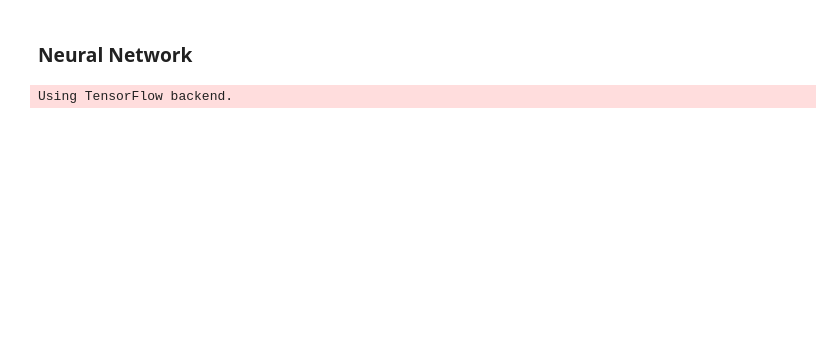
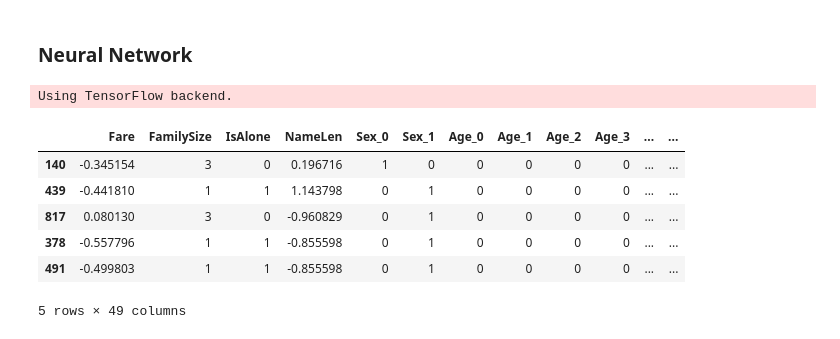
Before and after one commit to paulaceccon/ml-playground, a Jupyter notebook: Kernels/Titanic - ML from Disaster.ipynb, the cells around one changed output. Saved outputs shown, nothing was run; the diff lists cells and outputs as text; code cells hidden in the pictures; blank space fills up the shorter version.

```diff
--- a/Kernels/Titanic - ML from Disaster.ipynb
+++ b/Kernels/Titanic - ML from Disaster.ipynb
@@ -220,3 +217,14 @@ for df in [df_train, df_valid]:
+# %%
+for df in [df_train, df_valid]:
+    df['Title'] = df['Name'].str.split(',').str.get(1).str.split('.').str.get(0).str.strip()
+
+    df.loc[df['Title'].isin(['Lady', 'the Countess', 'Dona']), 'Title'] = 'Royalty'
+    df.loc[df['Title'].isin(['Mme']), 'Title'] = 'Mrs'
+    df.loc[df['Title'].isin(['Mlle','Ms']), 'Title'] = 'Miss'
+    df.loc[df['Title'].isin(['Capt', 'Col', 'Major','Rev']), 'Title'] = 'Officer'
+    df.loc[df['Title'].isin(['Jonkheer', 'Don','Sir']), 'Title'] = 'Royalty'
+    df.loc[(df['Sex'] == 'male')   & (df['Title'] == 'Dr'),'Title'] = 'Mr'
+    df.loc[(df['Sex'] == 'female') & (df['Title'] == 'Dr'),'Title'] = 'Mrs'
 # %%
 for df in [df_train, df_valid]:
      df['NameLen'] = df['Name'].apply(lambda x: len(str(x)))
@@ -425,7 +467,6 @@ Both *Random Forest* and *Decision Tree* achieved the same score with the train
 # %%
 from sklearn.ensemble import VotingClassifier
 
-clf_vc = VotingClassifier(estimators=[('rf', clf_rf), ('gb', clf_gb), ('dt', clf_dt)], voting='hard')
+clf_vc = VotingClassifier(estimators=[('rf', clf_rf), ('gb', clf_gb), ('ab', clf_ab)], voting='soft')
 clf_vc.fit(X_train, y_train)
-print('Score: %0.2f' % (clf_vc.score(X_train, y_train)))
 # %% [output]
@@ -447,17 +494,18 @@ import xgboost as xgb
 
 from sklearn.grid_search import GridSearchCV
 # %%
-model = xgb.XGBClassifier(objective='reg:linear', silent=1)
+model = xgb.XGBClassifier(silent=1)
 model_params = {
+    'n_estimators':       [50, 100, 200, 300],
     'learning_rate':      [0.05, 0.1, 0.5],
-    'max_depth':          [2, 3, 10],
+    'max_depth':          [2, 3, 5, 10],
     'min_child_weight':   [1, 3, 5, 7],
     'subsample':          [0.3, 0.5, 0.8, 1.0],
     'colsample_bytree':   [0.3, 0.5, 0.7, 1.0],
     'colsample_bylevel':  [0.5, 0.7, 1.0]
 }
 
-grid = GridSearchCV(model, model_params, scoring='roc_auc', cv=5,verbose=1)
+grid = GridSearchCV(model, model_params, scoring='accuracy', cv=5, verbose=1, n_jobs=-1)
 grid.fit(X_train, y_train)
 
 print (grid.best_params_)
@@ -511,13 +572,31 @@ def plot_history(history):
     plt.xlabel('epoch')
     plt.legend(['train', 'test'], loc='best')
 # %%
+from sklearn.preprocessing import StandardScaler
+
+categorical.append('Pclass')
+
 train_objs_num = len(X_train)
-test_objs_num = len(X_test)
+test_objs_num =  len(X_test)
 dataset = pd.concat(objs=[X_train, X_test, X_valid], axis=0)
+for df in [df_train, df_valid]:
+    scaler = StandardScaler().fit(dataset[['Fare', 'NameLen']])
+    dataset[['Fare', 'NameLen']] = scaler.transform(dataset[['Fare', 'NameLen']])
+
 dataset = pd.get_dummies(columns=categorical, data=dataset)
 
 X_train = dataset[:train_objs_num+test_objs_num]
 X_valid = dataset[train_objs_num+test_objs_num:]
+# %%
+X_train.head()
+# %% [output]
+|  | Fare | FamilySize | IsAlone | NameLen | Sex_0 | Sex_1 | Age_0 | Age_1 | Age_2 | Age_3 | ... | ... |
+| 140 | -0.345154 | 3 | 0 | 0.196716 | 1 | 0 | 0 | 0 | 0 | 0 | ... | ... |
+| 439 | -0.441810 | 1 | 1 | 1.143798 | 0 | 1 | 0 | 0 | 0 | 0 | ... | ... |
+| 817 | 0.080130 | 3 | 0 | -0.960829 | 0 | 1 | 0 | 0 | 0 | 0 | ... | ... |
+| 378 | -0.557796 | 1 | 1 | -0.855598 | 0 | 1 | 0 | 0 | 0 | 0 | ... | ... |
+| 491 | -0.499803 | 1 | 1 | -0.855598 | 0 | 1 | 0 | 0 | 0 | 0 | ... | ... |
+5 rows × 49 columns
 # %%
 y_train = pd.concat(objs=[y_train, y_test], axis=0)
 # %%
```
Also changed, not shown: parts of 36 cells of this notebook.
